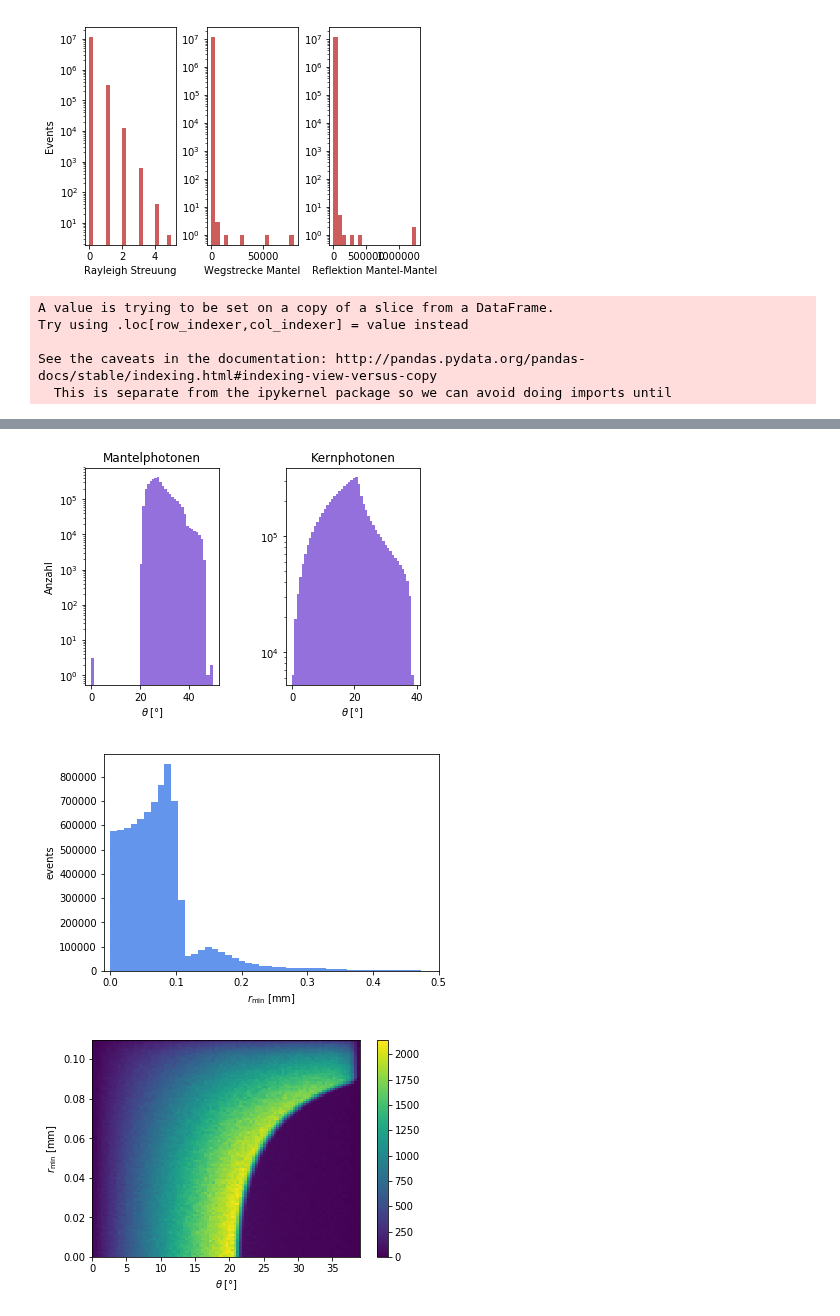
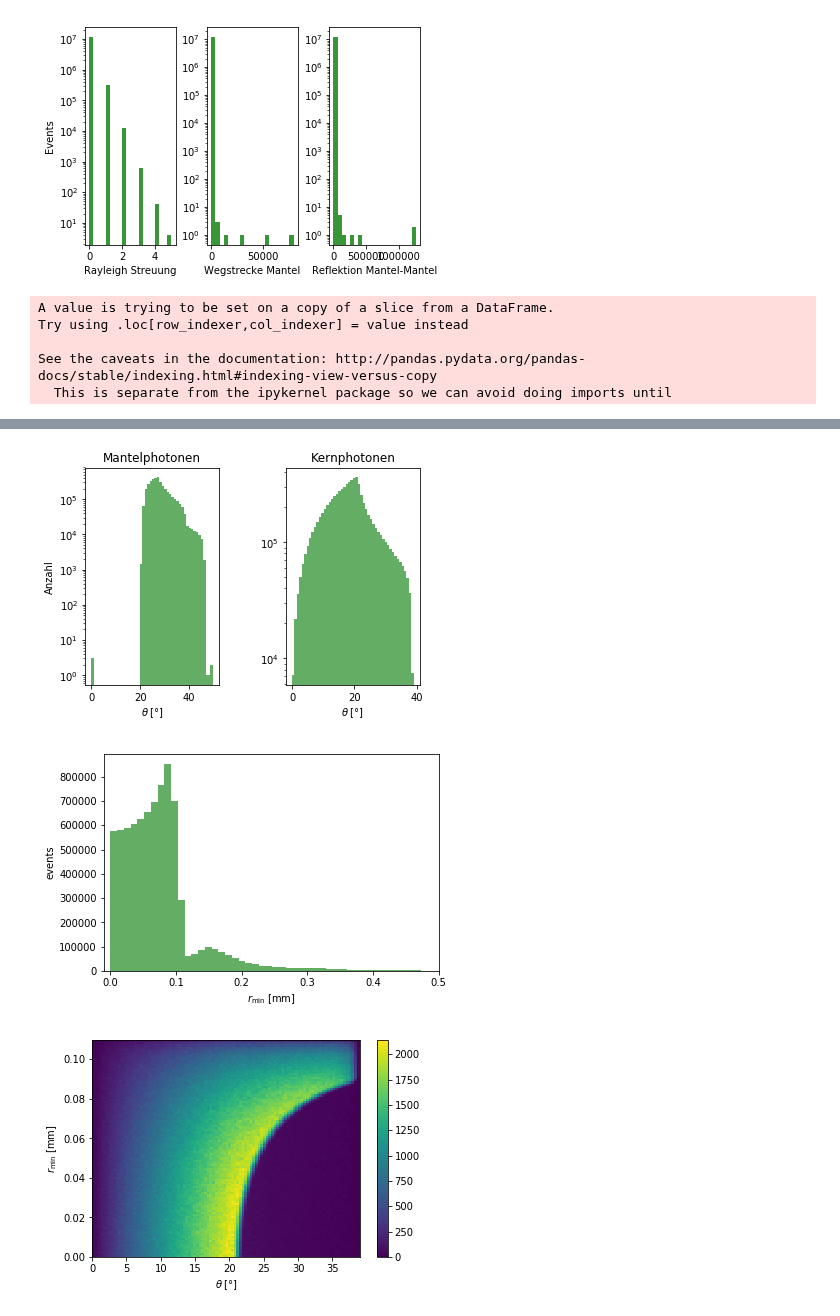
Before and after one commit to Ninilini/FP_Teilchen, a Jupyter notebook: Szintillierende_Fasern/plots/Auswertung_Simu.ipynb, the cells around one changed output, grey strips where cells are left out. Saved outputs shown, nothing was run; the diff lists cells and outputs as text; code cells hidden in the pictures.

```diff
--- a/Szintillierende_Fasern/plots/Auswertung_Simu.ipynb
+++ b/Szintillierende_Fasern/plots/Auswertung_Simu.ipynb
@@ -19,25 +19,25 @@ daten = pd.read_hdf('../data/data.hdf5', key='Daten')
 
 # ----Histogramm der Schnittvariablen----
 plt.subplot(1,3,1)
-plt.hist(daten['rayleighScatterings'], bins = 20, color = 'indianred')
+plt.hist(daten['rayleighScatterings'], bins = 20, color = 'forestgreen', alpha=0.9)
 plt.xlabel(r'Rayleigh Streuung')
 plt.ylabel(r'Events')
 plt.yscale('log')
 plt.subplot(1,3,2)
-plt.hist(daten['length_clad'], bins = 20, color = 'indianred')
+plt.hist(daten['length_clad'], bins = 20, color = 'forestgreen', alpha=0.9)
 plt.xlabel(r'Wegstrecke Mantel')
 #plt.ylabel(r'Events')
 plt.yscale('log')
 plt.subplot(1,3,3)
-plt.hist(daten['reflClCl'], bins = 20, color = 'indianred')
+plt.hist(daten['reflClCl'], bins = 20, color = 'forestgreen', alpha=0.9)
 plt.xlabel(r'Reflektion Mantel-Mantel')
 #plt.ylabel(r'Events')
 plt.yscale('log')
 
 plt.subplots_adjust(wspace = 0.35)
-plt.savefig('../plots/Simulation/cuts_sim.pdf')
+plt.savefig('../plots/cuts_sim.pdf')
 # %% [output]
-[figure, old version]
+[figure, new version]
 # %%
 #-----Selektion---------
 #Rayleigh
@@ -56,20 +56,20 @@ data['theta']= np.arccos(data['px_start'])
 data_clad['theta']= np.arccos(data_clad['px_start'])
 
 plt.subplot(1,2,1)
-array_m, bins_m, patches_m = plt.hist(data_clad['theta']*(360/2/np.pi), bins = 50, color ='mediumpurple')
+array_m, bins_m, patches_m = plt.hist(data_clad['theta']*(360/2/np.pi), bins = 50, color ='forestgreen', alpha = 0.7)
 plt.title(r'Mantelphotonen')
 plt.xlabel(r'$\theta\;$[°]')
 plt.ylabel(r'Anzahl')
 plt.yscale('log')
 
 plt.subplot(1,2,2)
-array_c, bins_c, patches_c = plt.hist(data['theta']*(360/2/np.pi), bins = 50, color = 'mediumpurple')
+array_c, bins_c, patches_c = plt.hist(data['theta']*(360/2/np.pi), bins = 50, color = 'forestgreen', alpha = 0.7)
 plt.title(r'Kernphotonen')
 plt.xlabel(r'$\theta\;$[°]')
 plt.yscale('log')
 
 plt.subplots_adjust(wspace = 0.5)
-plt.savefig('../plots/Simulation/theta_sim.pdf')
+plt.savefig('../plots/theta_sim.pdf')
 
 #Winkel_Mantel = array_m[np.argmax(bins_m)]
 #print(Winkel_Mantel)
@@ -88,14 +88,14 @@ häufigster Winkel Kern: 20.291326075439947
-[figure, old version]
+[figure, new version]
 # %%
 #----R_min berechnen und histogrammieren------
 data['r_min'] = (np.abs(data['pz_start']*data['y_start']-data['py_start']*data['z_start']))/np.sqrt(data['pz_start']**2 + data['py_start']**2)
-plt.hist(data['r_min'], color='cornflowerblue', bins=100)
+plt.hist(data['r_min'], color='forestgreen',alpha=0.7, bins=100)
 plt.xlabel(r'$r_\mathrm{min}\;$[mm]')
 plt.ylabel(r'events')
 plt.xlim(-0.01, 0.5)
-plt.savefig('../plots/Simulation/rmin_sim.pdf')
+plt.savefig('../plots/rmin_sim.pdf')
 # %% [output]
-[figure, old version]
+[figure, new version]
 # %%
 #Zuschnitt auf r_min innerhalb des Kernes?
 data = data.loc[data['r_min']<0.11]
```
Also changed, not shown: parts of 9 cells of this notebook, 2 other files.
